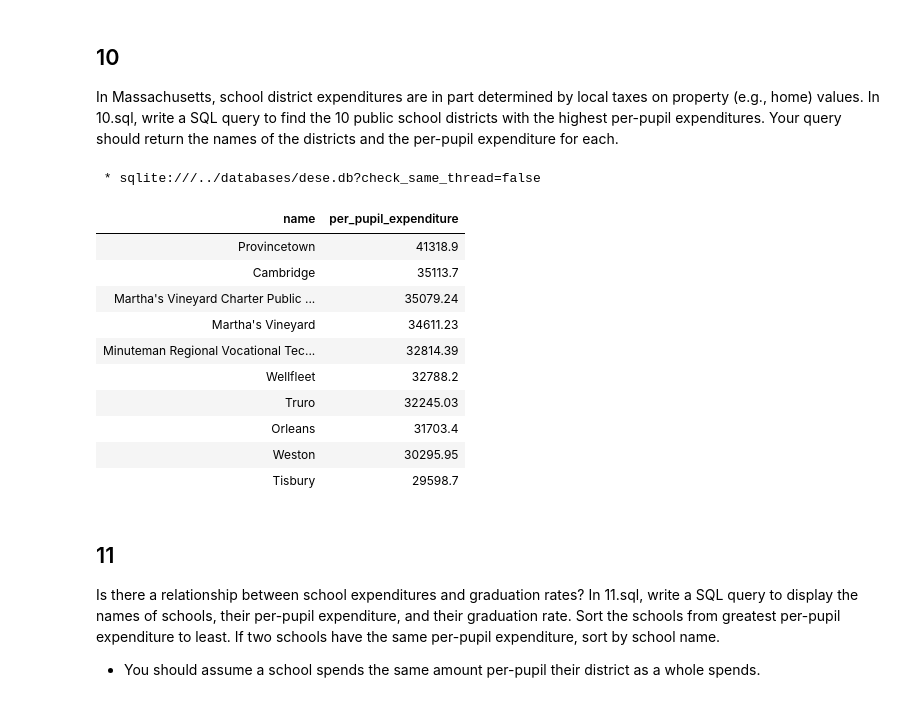
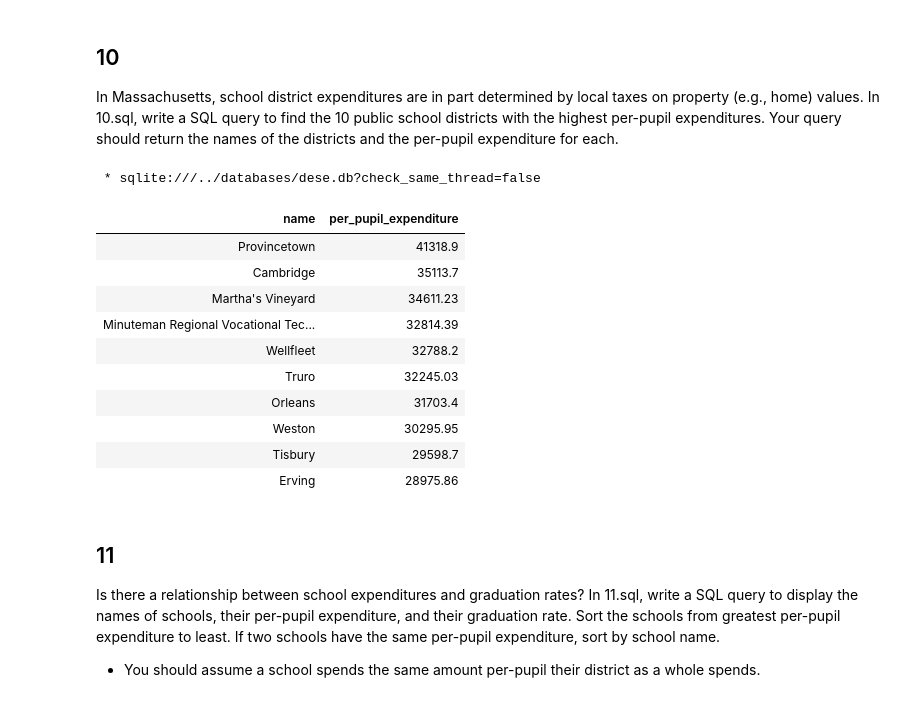
Before and after one commit to jibon-k/CS50sql-Problem-Sets, a Jupyter notebook: week 1/p2_all_solutions_DESE.ipynb, the cells around one changed output. Saved outputs shown, nothing was run; the diff lists cells and outputs as text; code cells hidden in the pictures.

```diff
--- a/week 1/p2_all_solutions_DESE.ipynb
+++ b/week 1/p2_all_solutions_DESE.ipynb
@@ -286,17 +288,18 @@ WHERE "pupils" = (
 In Massachusetts, school district expenditures are in part determined by local taxes on property (e.g., home) values. In 10.sql, write a SQL query to find the 10 public school districts with the highest per-pupil expenditures. Your query should return the names of the districts and the per-pupil expenditure for each.
 # %%
 %%sql
-SELECT "name", "per_pupil_expenditure"
+SELECT "districts"."name", "expenditures"."per_pupil_expenditure"
 FROM "districts"
 JOIN "expenditures" ON "districts"."id" = "expenditures"."district_id"
-ORDER BY "per_pupil_expenditure" DESC
+WHERE "districts"."state" = 'MA'
+AND "districts"."type" = 'Public School District'
+ORDER BY "expenditures"."per_pupil_expenditure" DESC
 LIMIT 10;
 # %% [output]
  * sqlite:///../databases/dese.db?check_same_thread=false
 | name | per_pupil_expenditure |
 | Provincetown | 41318.9 |
 | Cambridge | 35113.7 |
-| Martha's Vineyard Charter Public ... | 35079.24 |
 | Martha's Vineyard | 34611.23 |
 | Minuteman Regional Vocational Tec... | 32814.39 |
 | Wellfleet | 32788.2 |
@@ -304,6 +307,7 @@ LIMIT 10;
 | Orleans | 31703.4 |
 | Weston | 30295.95 |
 | Tisbury | 29598.7 |
+| Erving | 28975.86 |
 # %% [markdown]
 ## 11
 Is there a relationship between school expenditures and graduation rates? In 11.sql, write a SQL query to display the names of schools, their per-pupil expenditure, and their graduation rate. Sort the schools from greatest per-pupil expenditure to least. If two schools have the same per-pupil expenditure, sort by school name.
```
Also changed, not shown: parts of 5 cells of this notebook, 6 other files.
